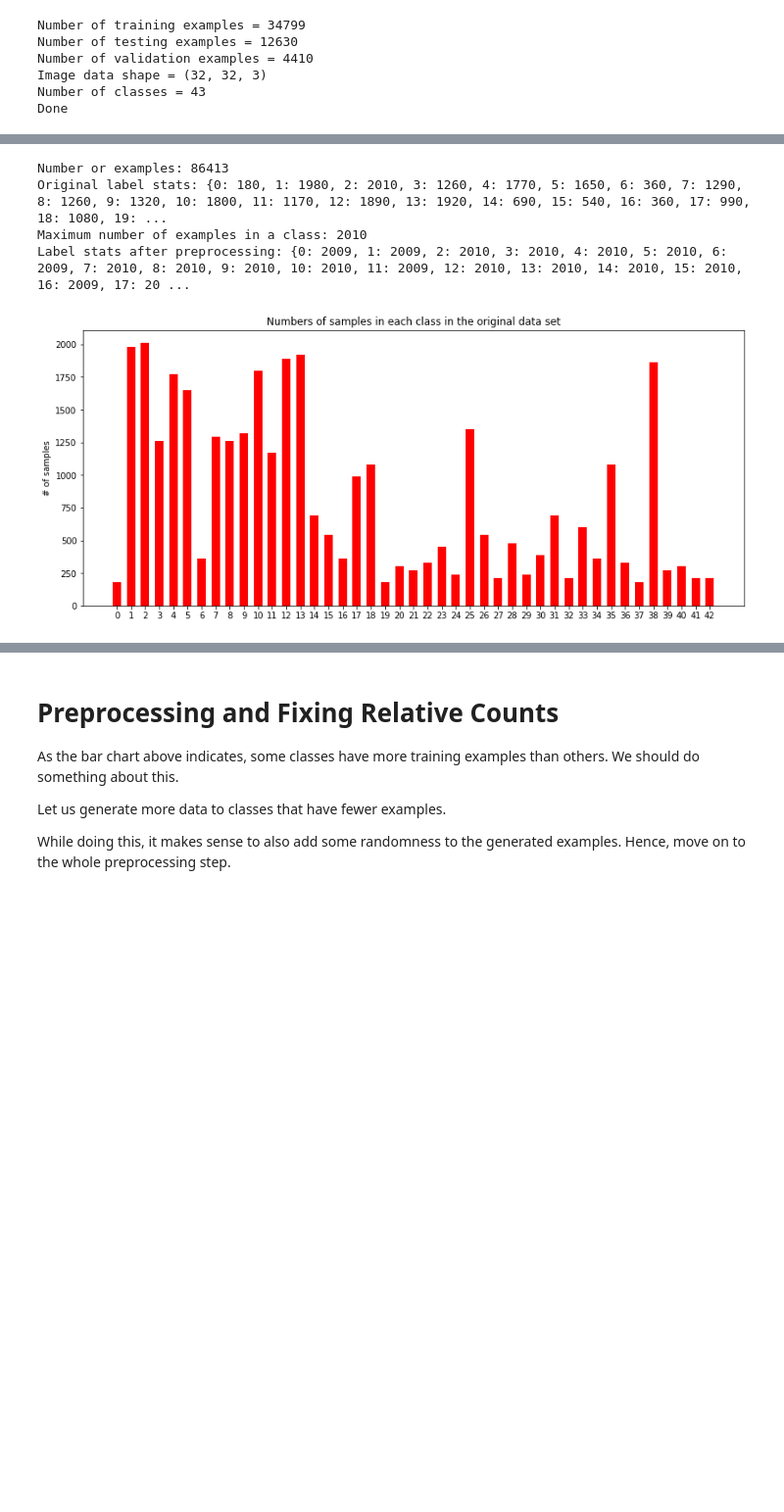
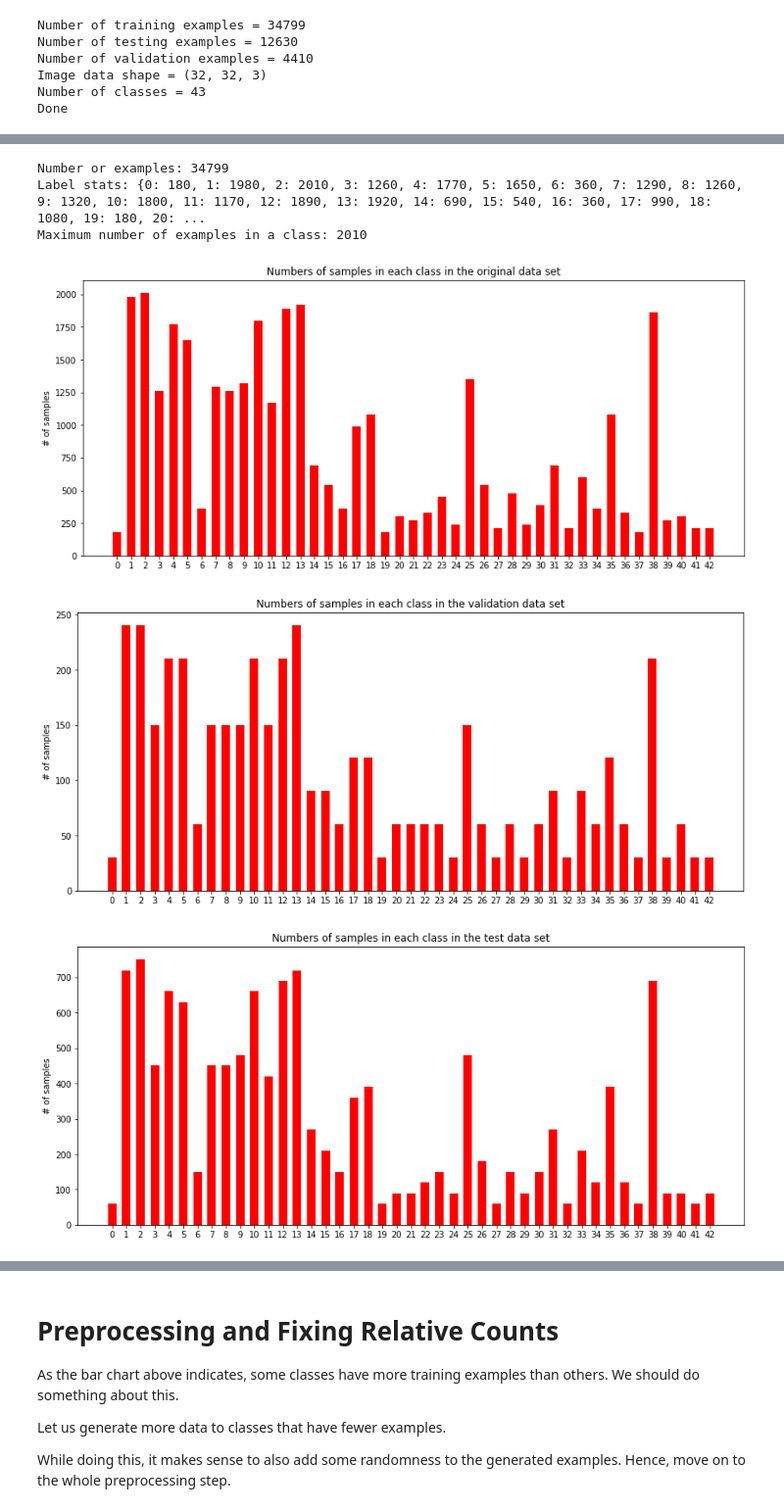
Before and after one commit to jtirila/CarND-Traffic-Sign-Classifier-Project, a Jupyter notebook: Traffic_Sign_Classifier.ipynb, the cells around one changed output, grey strips where cells are left out. Shown at 98% size. Cells and saved outputs as stored; diff of their text form; code cells hidden in the pictures; blank space fills up the shorter version.

```diff
--- a/Traffic_Sign_Classifier.ipynb
+++ b/Traffic_Sign_Classifier.ipynb
@@ -119,16 +123,18 @@ About to display some example images for labels (28, 35)
 [figure]
 # %%
+import numpy as np
+
 orig_label_stats_train = {ind: list(y_train).count(ind) for ind in set(y_train)}
-orig_label_stats_valid = {ind: list(y_train).count(ind) for ind in set(y_valid)}
+orig_label_stats_valid = {ind: list(y_valid).count(ind) for ind in set(y_valid)}
+orig_label_stats_test = {ind: list(y_test).count(ind) for ind in set(y_test)}
 
-def print_test_data_basic_summary(features, labels, orig_label_stats, preprocessed_label_stats):
+def print_basic_data_summary(features, labels, label_stats):
     assert len(features) == len(labels)
     print("Number or examples: {}".format(len(features)))
-    print("Original label stats: {}".format(orig_label_stats))
-    print("Maximum number of examples in a class: {}".format(max(orig_label_stats.values())))
-    print("Label stats after preprocessing: {}".format(preprocessed_label_stats))
+    print("Label stats: {}".format(label_stats))
+    print("Maximum number of examples in a class: {}".format(max(label_stats.values())))
 
-print_test_data_basic_summary(features_train, labels_train, orig_label_stats_train, processed_label_stats_train)
+print_basic_data_summary(X_train, y_train, orig_label_stats_train)
 
 def chart_label_stats(label_stats, set_label="original"):
     xs =  np.arange(len(label_stats))
@@ -139,12 +145,15 @@ def chart_label_stats(label_stats, set_label="original"):
     ax.set_title('Numbers of samples in each class in the {} data set'.format(set_label))
     ax.set_xticks(xs)
     ax.set_xticklabels(label_stats.keys())
-
-
-chart_label_stats(orig_label_stats_train)
 # %% [output]
-Number or examples: 86413
-Original label stats: {0: 180, 1: 1980, 2: 2010, 3: 1260, 4: 1770, 5: 1650, 6: 360, 7: 1290, 8: 1260, 9: 1320, 10: 1800, 11: 1170, 12: 1890, 13: 1920, 14: 690, 15: 540, 16: 360, 17: 990, 18: 1080, 19: ...
+Number or examples: 34799
+Label stats: {0: 180, 1: 1980, 2: 2010, 3: 1260, 4: 1770, 5: 1650, 6: 360, 7: 1290, 8: 1260, 9: 1320, 10: 1800, 11: 1170, 12: 1890, 13: 1920, 14: 690, 15: 540, 16: 360, 17: 990, 18: 1080, 19: 180, 20: ...
 Maximum number of examples in a class: 2010
-Label stats after preprocessing: {0: 2009, 1: 2009, 2: 2010, 3: 2010, 4: 2010, 5: 2010, 6: 2009, 7: 2010, 8: 2010, 9: 2010, 10: 2010, 11: 2009, 12: 2010, 13: 2010, 14: 2010, 15: 2010, 16: 2009, 17: 20 ...
-[figure, removed]
+# %%
+chart_label_stats(orig_label_stats_train)
+chart_label_stats(orig_label_stats_valid, set_label="validation")
+chart_label_stats(orig_label_stats_test, set_label="test")
+# %% [output]
+[figure, added]
+[figure, added]
+[figure, added]
```
Also changed, not shown: parts of 18 cells of this notebook.
